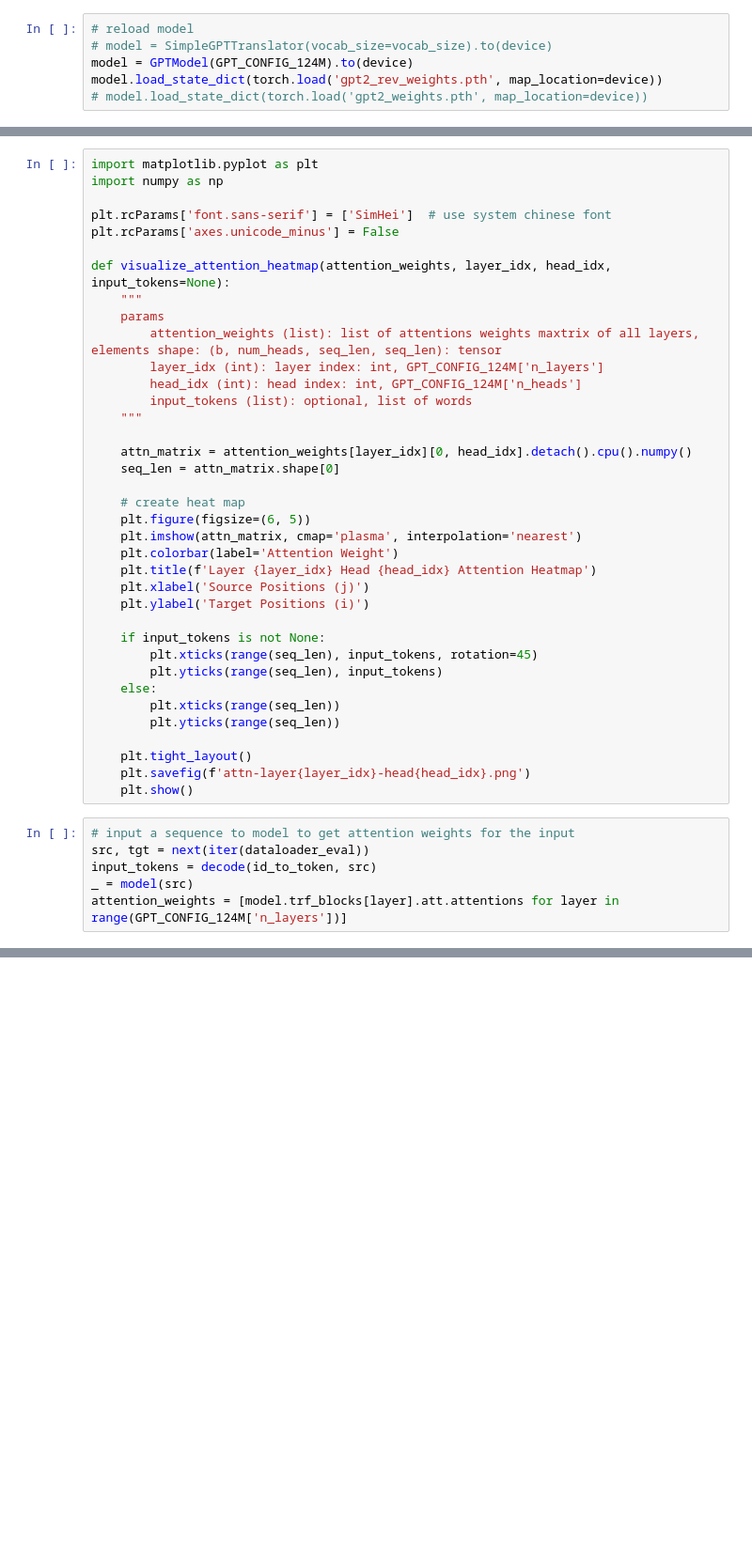
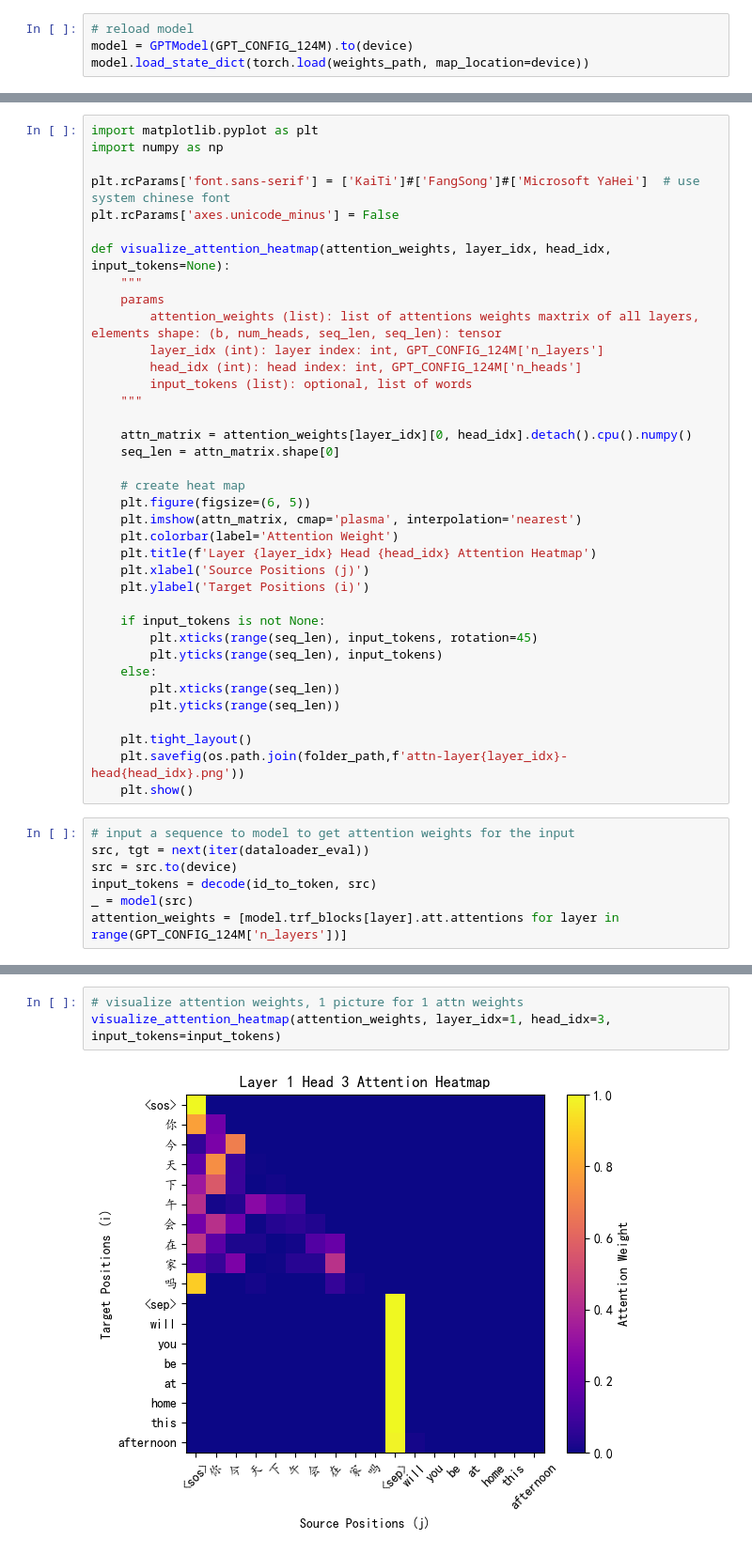
Before and after one commit to xuguy/DL-MDS5122-hw2, a Jupyter notebook: gpt2_dup.ipynb, the cells around one changed output, grey strips where cells are left out. Shown: that part at 94% size. Saved outputs shown, nothing was run; the diff lists cells and outputs as text; blank space fills up the shorter version.

```diff
--- a/gpt2_dup.ipynb
+++ b/gpt2_dup.ipynb
@@ -338,6 +407,4 @@ torch.save(model.state_dict(), "gpt2_rev_weights.pth")
 # %%
 # reload model
-# model = SimpleGPTTranslator(vocab_size=vocab_size).to(device)
 model = GPTModel(GPT_CONFIG_124M).to(device)
-model.load_state_dict(torch.load('gpt2_rev_weights.pth', map_location=device))
-# model.load_state_dict(torch.load('gpt2_weights.pth', map_location=device))
+model.load_state_dict(torch.load(weights_path, map_location=device))
@@ -435,7 +465,7 @@ dataloader_eval = DataLoader(dataset_eval, batch_size=1, shuffle=True)
 import matplotlib.pyplot as plt
 import numpy as np
 
-plt.rcParams['font.sans-serif'] = ['SimHei']  # use system chinese font
+plt.rcParams['font.sans-serif'] = ['KaiTi']#['FangSong']#['Microsoft YaHei']  # use system chinese font
 plt.rcParams['axes.unicode_minus'] = False
 
 def visualize_attention_heatmap(attention_weights, layer_idx, head_idx, input_tokens=None):
@@ -466,11 +496,12 @@ def visualize_attention_heatmap(attention_weights, layer_idx, head_idx, input_to
         plt.yticks(range(seq_len))
 
     plt.tight_layout()
-    plt.savefig(f'attn-layer{layer_idx}-head{head_idx}.png')
+    plt.savefig(os.path.join(folder_path,f'attn-layer{layer_idx}-head{head_idx}.png'))
     plt.show()
 # %%
 # input a sequence to model to get attention weights for the input
 src, tgt = next(iter(dataloader_eval))
+src = src.to(device)
 input_tokens = decode(id_to_token, src)
 _ = model(src)
 attention_weights = [model.trf_blocks[layer].att.attentions for layer in range(GPT_CONFIG_124M['n_layers'])]
@@ -479 +508,6 @@ visualize_attention_heatmap(attention_weights, layer_idx=0, head_idx=0, input_to
+# %%
+# visualize attention weights, 1 picture for 1 attn weights
+visualize_attention_heatmap(attention_weights, layer_idx=1, head_idx=3, input_tokens=input_tokens)
+# %% [output]
+[figure, added]
 # %%
```
Also changed, not shown: parts of 14 cells of this notebook, 29 other files.
